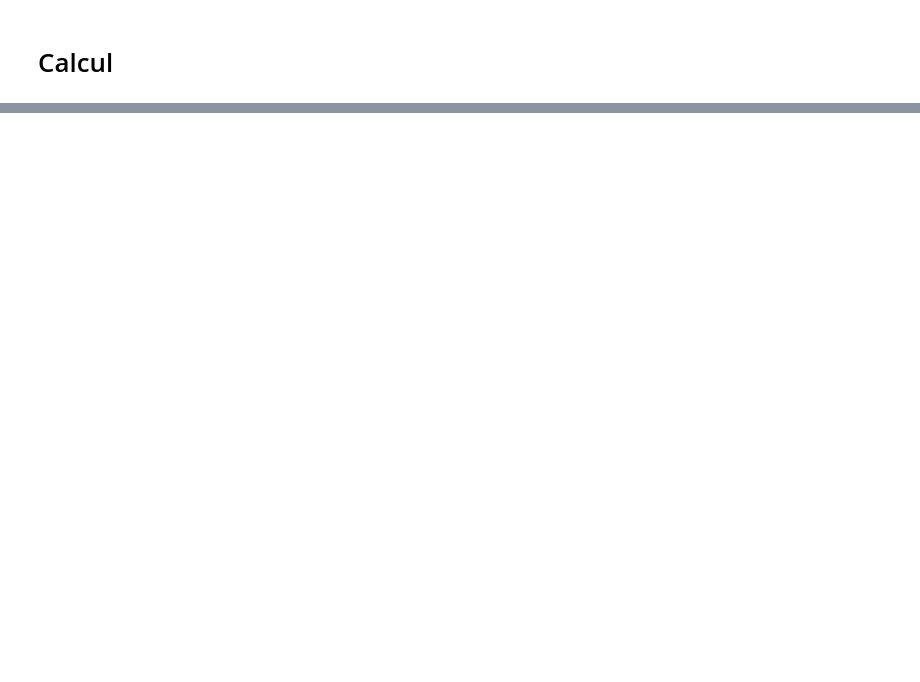
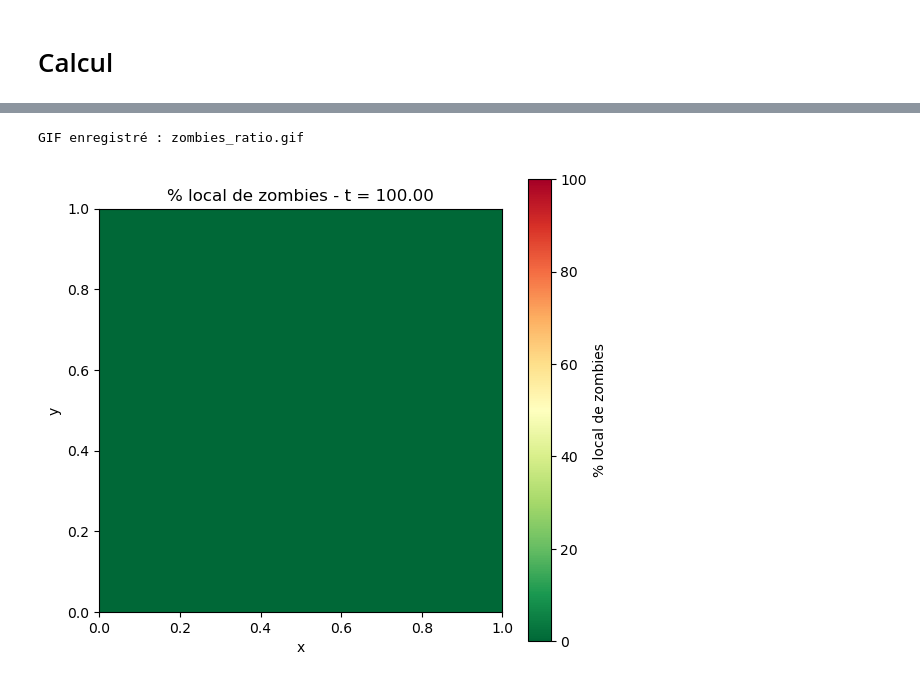
Before and after one commit to hjvictor/SIR_model, a Jupyter notebook: main_SIRD_spatiale_diffusion_zombie.ipynb, the cells around one changed output, grey strips where cells are left out. Saved outputs shown, nothing was run; the diff lists cells and outputs as text; code cells hidden in the pictures; blank space fills up the shorter version.

```diff
--- a/main_SIRD_spatiale_diffusion_zombie.ipynb
+++ b/main_SIRD_spatiale_diffusion_zombie.ipynb
@@ -159,0 +277,17 @@ ValueError: setting an array element with a sequence.
+# %%
+ani = anime_zombies(
+    Z=Z,
+    S=S,
+    I=I,
+    R=R,
+    temps=temps,
+    l=l,
+    mode="ratio",
+    gif_name="zombies_ratio.gif",
+    interval=500,
+    fps=2,
+    step=10
+)
+# %% [output]
+GIF enregistré : zombies_ratio.gif
+[figure, added]
```
Also changed, not shown: parts of 5 cells of this notebook, 13 other files.
